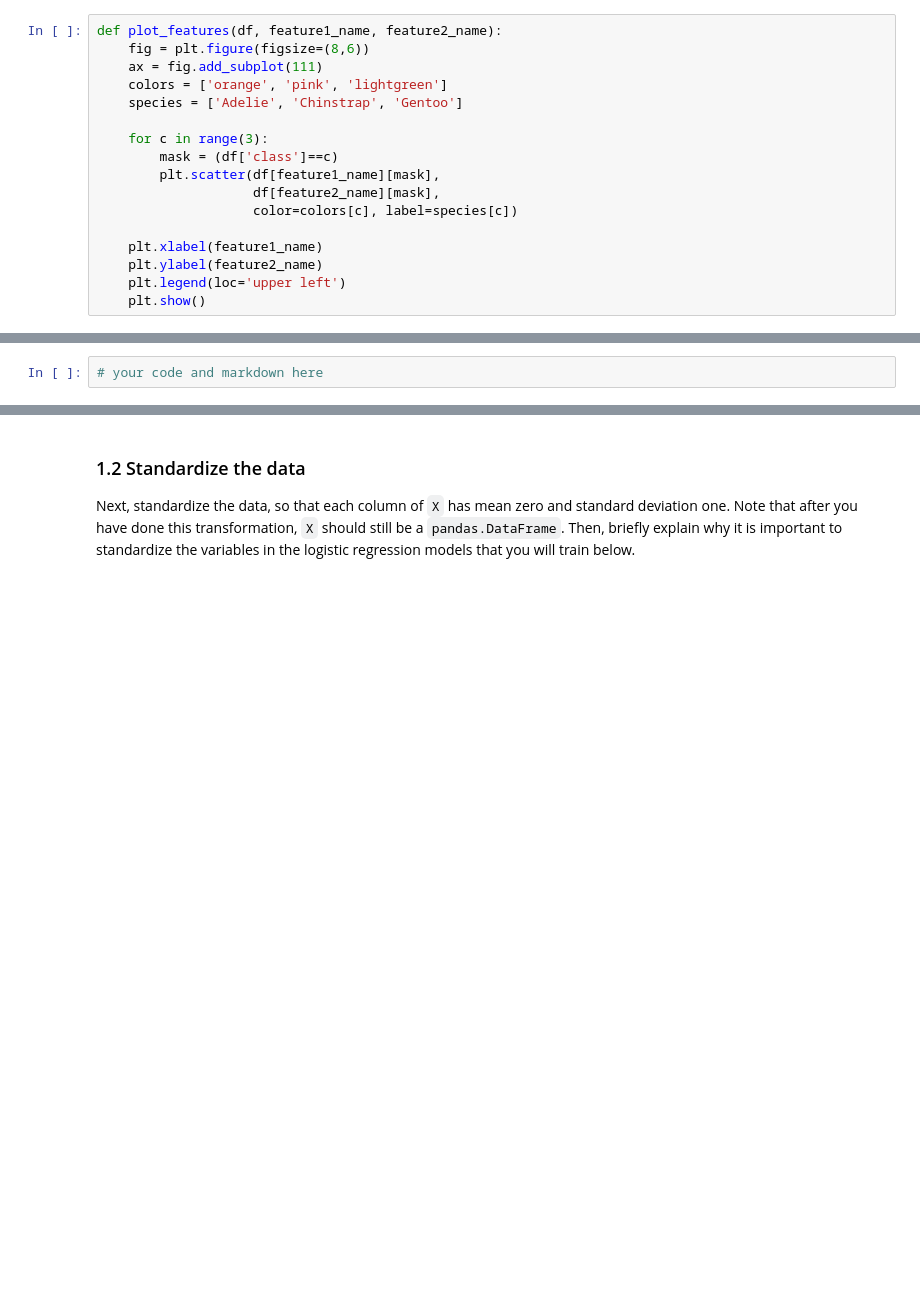
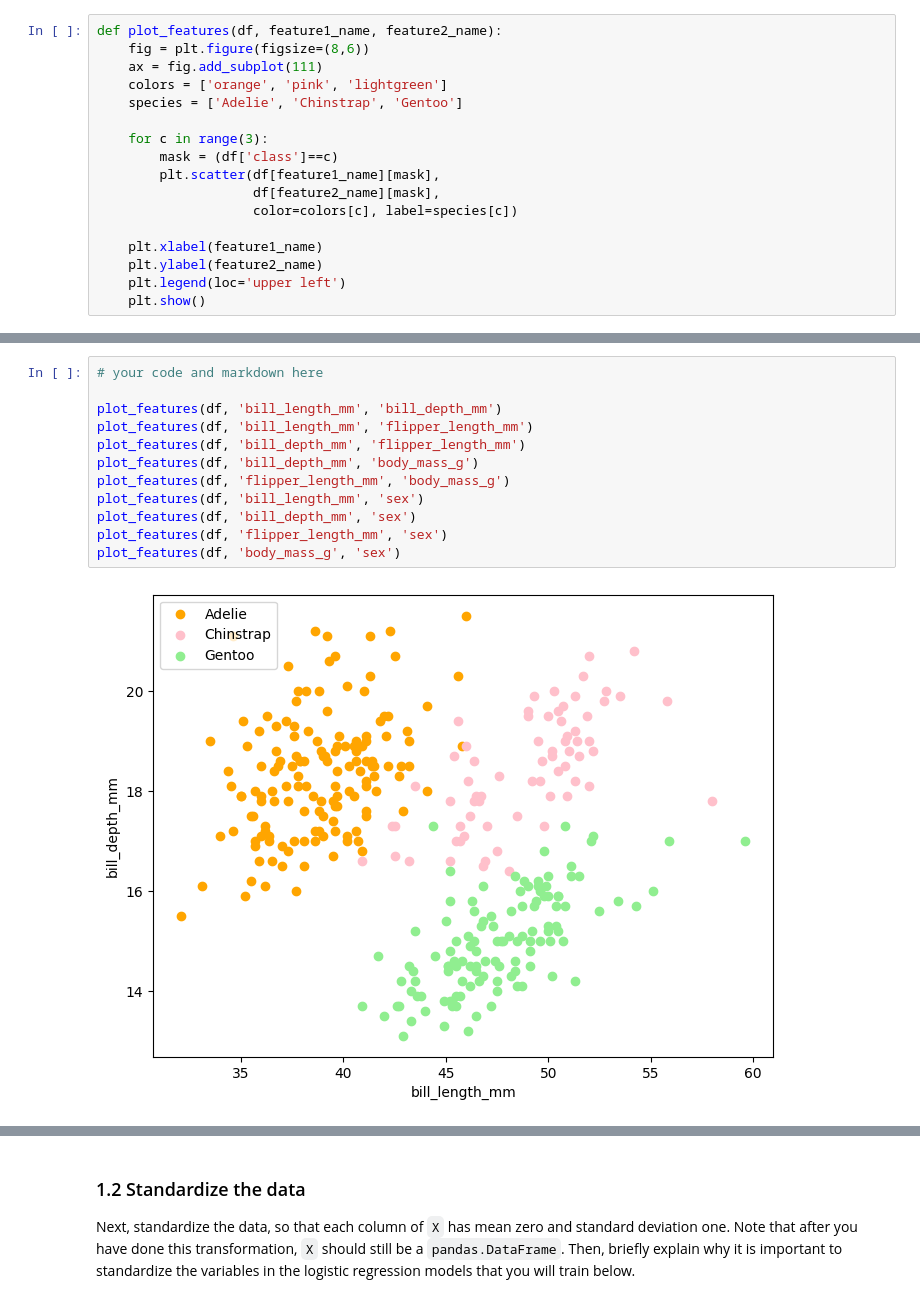
Before and after one commit to yaj0212/Introductory-Machine-Learning, a Jupyter notebook: assignments/assn2/assn2.ipynb, the cells around one changed output, grey strips where cells are left out. Cells and saved outputs as stored; diff of their text form; blank space fills up the shorter version.

```diff
--- a/assignments/assn2/assn2.ipynb
+++ b/assignments/assn2/assn2.ipynb
@@ -103,5 +135,17 @@ the class labels. An example of such a plot is shown below:
 <img src="https://github.com/YData123/sds265-sp26/raw/main/assignments/assn2/feature_plot.jpg" width="500" align="center" style="margin:10px 30px 10px 0px">
 
 For each plot, discuss why the pair of features may or not be helpful in discriminating between the three species of penguins.
-# %%
-# your code and markdown here
+# %%
+# your code and markdown here
+
+plot_features(df, 'bill_length_mm', 'bill_depth_mm')
+plot_features(df, 'bill_length_mm', 'flipper_length_mm')
+plot_features(df, 'bill_depth_mm', 'flipper_length_mm')
+plot_features(df, 'bill_depth_mm', 'body_mass_g')
+plot_features(df, 'flipper_length_mm', 'body_mass_g')
+plot_features(df, 'bill_length_mm', 'sex')
+plot_features(df, 'bill_depth_mm', 'sex')
+plot_features(df, 'flipper_length_mm', 'sex')
+plot_features(df, 'body_mass_g', 'sex')
+# %% [output]
+[figure, added]
```
Also changed, not shown: parts of 18 cells of this notebook.
